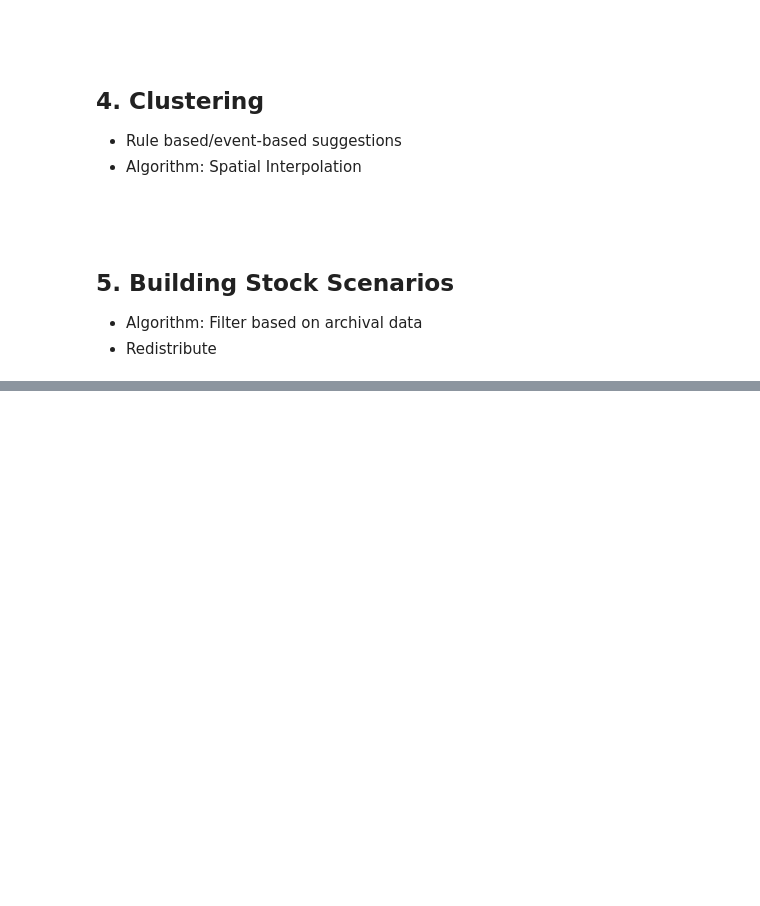
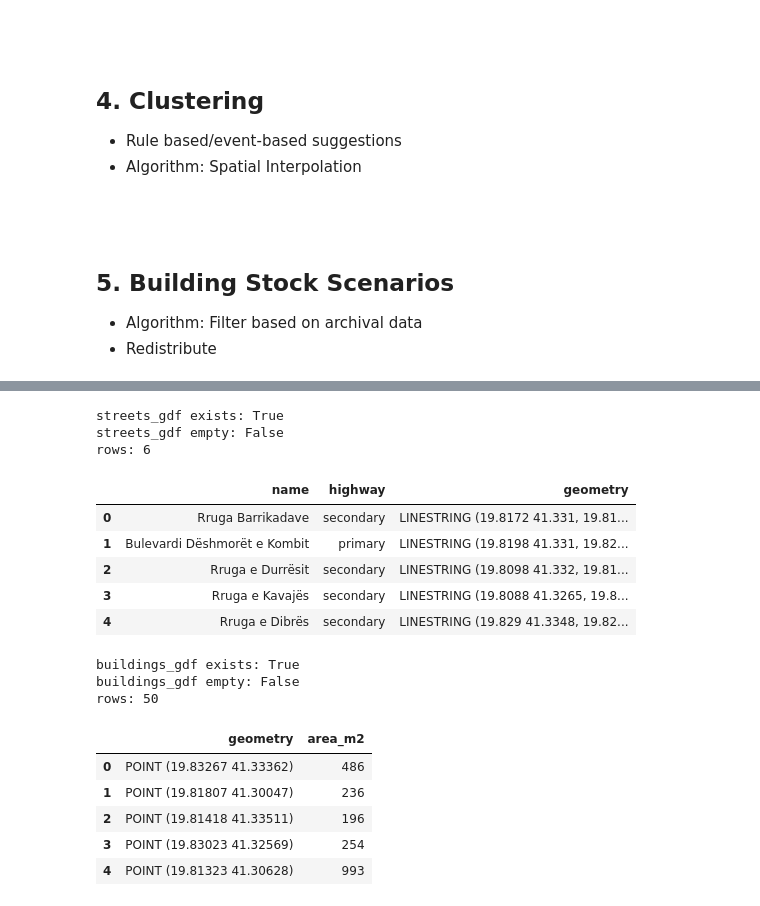
Before and after one commit to greamarchitects/CityPortraits, a Jupyter notebook: docs/case_studies/Tirana_working.ipynb, the cells around one changed output, grey strips where cells are left out. Saved outputs shown, nothing was run; the diff lists cells and outputs as text; code cells hidden in the pictures; blank space fills up the shorter version.

```diff
--- a/docs/case_studies/Tirana_working.ipynb
+++ b/docs/case_studies/Tirana_working.ipynb
@@ -1089,0 +1514,46 @@ display(HTML(styled_html))
+# %%
+import geopandas as gpd
+from shapely.geometry import Point
+import random
+
+points = []
+for _ in range(50):
+    lon = 19.80 + random.random() * 0.05
+    lat = 41.30 + random.random() * 0.05
+    points.append(Point(lon, lat))
+
+buildings_gdf = gpd.GeoDataFrame(geometry=points, crs="EPSG:4326")
+
+# Fake area
+buildings_gdf["area_m2"] = [random.randint(50, 1000) for _ in range(len(buildings_gdf))]
+# %%
+print("streets_gdf exists:", "streets_gdf" in globals())
+if "streets_gdf" in globals():
+    print("streets_gdf empty:", streets_gdf.empty)
+    print("rows:", len(streets_gdf))
+    display(streets_gdf.head())
+
+print("buildings_gdf exists:", "buildings_gdf" in globals())
+if "buildings_gdf" in globals():
+    print("buildings_gdf empty:", buildings_gdf.empty)
+    print("rows:", len(buildings_gdf))
+    display(buildings_gdf.head())
+# %% [output]
+streets_gdf exists: True
+streets_gdf empty: False
+rows: 6
+|  | name | highway | geometry |
+| 0 | Rruga Barrikadave | secondary | LINESTRING (19.8172 41.331, 19.81... |
+| 1 | Bulevardi Dëshmorët e Kombit | primary | LINESTRING (19.8198 41.331, 19.82... |
+| 2 | Rruga e Durrësit | secondary | LINESTRING (19.8098 41.332, 19.81... |
+| 3 | Rruga e Kavajës | secondary | LINESTRING (19.8088 41.3265, 19.8... |
+| 4 | Rruga e Dibrës | secondary | LINESTRING (19.829 41.3348, 19.82... |
+buildings_gdf exists: True
+buildings_gdf empty: False
+rows: 50
+|  | geometry | area_m2 |
+| 0 | POINT (19.83267 41.33362) | 486 |
+| 1 | POINT (19.81807 41.30047) | 236 |
+| 2 | POINT (19.81418 41.33511) | 196 |
+| 3 | POINT (19.83023 41.32569) | 254 |
+| 4 | POINT (19.81323 41.30628) | 993 |
```
Also changed, not shown: parts of 19 cells of this notebook, 3 other files.
